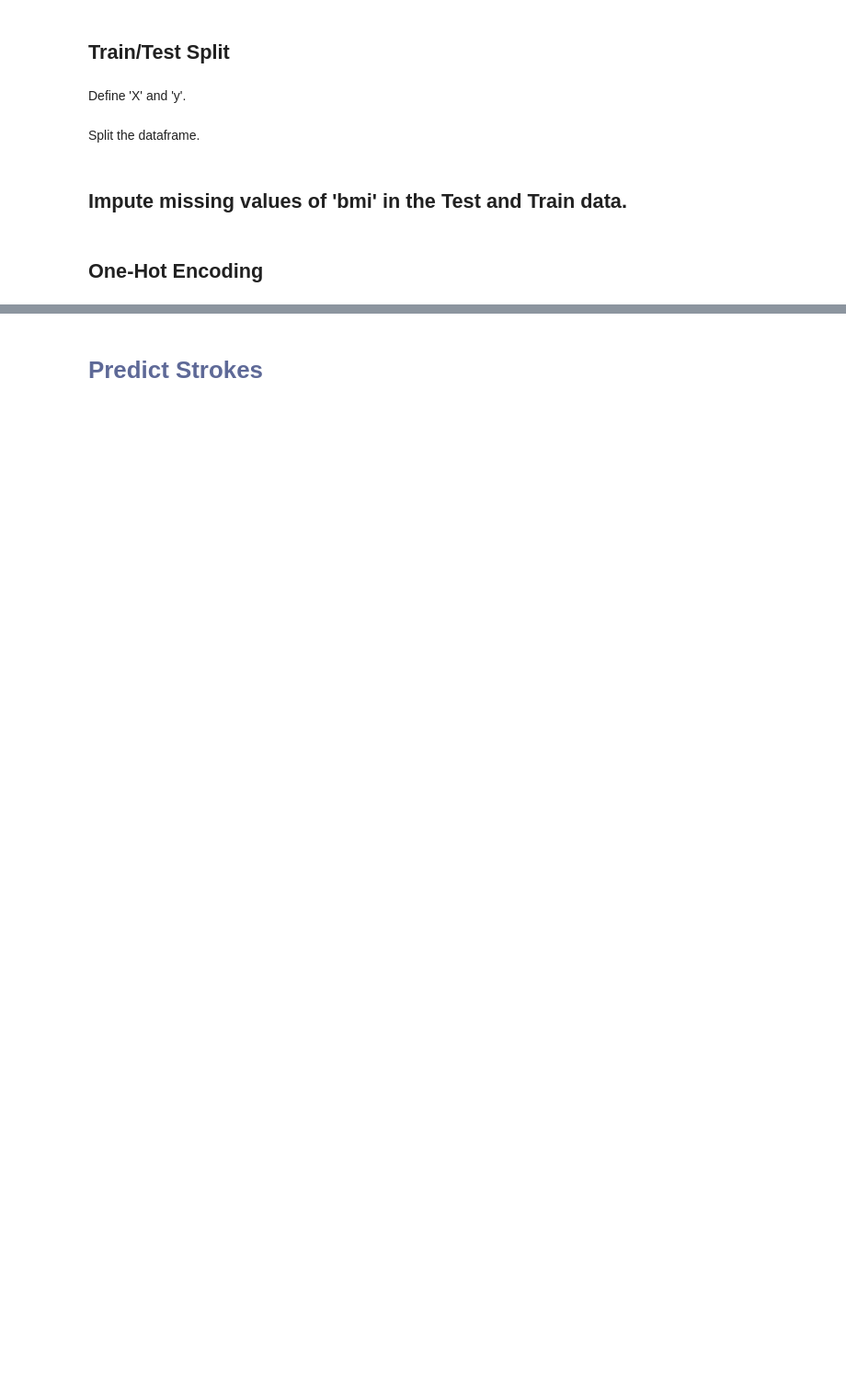
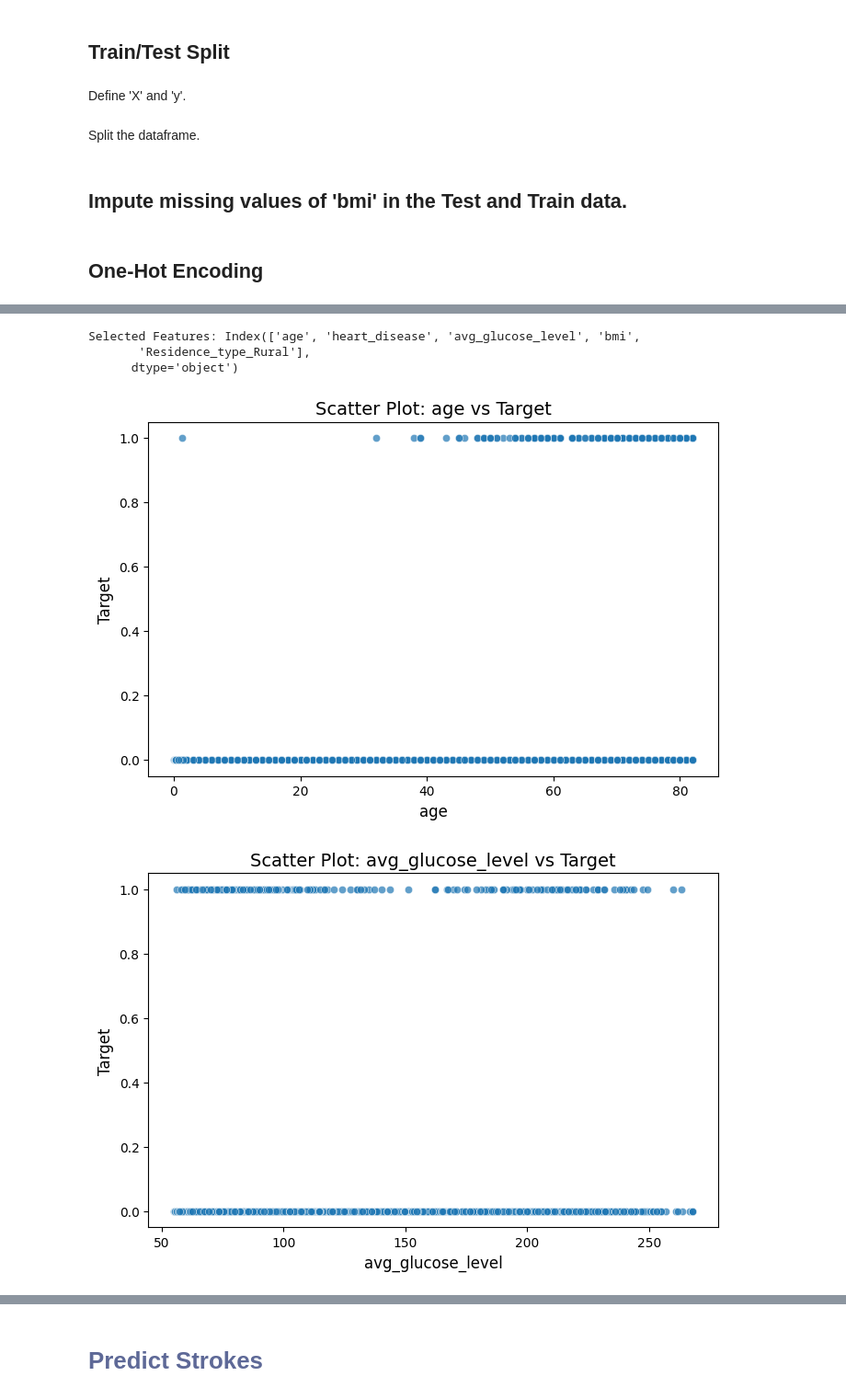
Before and after one commit to johnpospisil/stroke-prediction, a Jupyter notebook: stroke-prediction.ipynb, the cells around one changed output, grey strips where cells are left out. Shown: that part at 92% size. Drawn from its saved outputs; the diff is of its cells as text; code cells hidden in the pictures; blank space fills up the shorter version.

```diff
--- a/stroke-prediction.ipynb
+++ b/stroke-prediction.ipynb
@@ -312,0 +366,32 @@ X_train.head()
+# %%
+from sklearn.feature_selection import RFE
+from sklearn.ensemble import RandomForestClassifier
+
+# Initialize the model
+model = RandomForestClassifier(random_state=0)
+
+# Apply RFE to the training set
+rfe = RFE(estimator=model, n_features_to_select=5)  # Select the top 5 features
+X_train_rfe = rfe.fit_transform(X_train, y_train)
+
+# Transform the test set using the same RFE object
+X_test_rfe = rfe.transform(X_test)
+
+# Get the selected feature names
+selected_features = X_train.columns[rfe.support_]
+print("Selected Features:", selected_features)
+# %% [output]
+Selected Features: Index(['age', 'heart_disease', 'avg_glucose_level', 'bmi',
+       'Residence_type_Rural'],
+      dtype='object')
+# %%
+for column in numerical_columns:
+    plt.figure(figsize=(8, 5))
+    sns.scatterplot(x=X_train[column], y=y_train, alpha=0.7)
+    plt.title(f"Scatter Plot: {column} vs Target", fontsize=14)
+    plt.xlabel(column, fontsize=12)
+    plt.ylabel('Target', fontsize=12)
+    plt.show()
+# %% [output]
+[figure, added]
+[figure, added]
```
Also changed, not shown: parts of 22 cells of this notebook.
